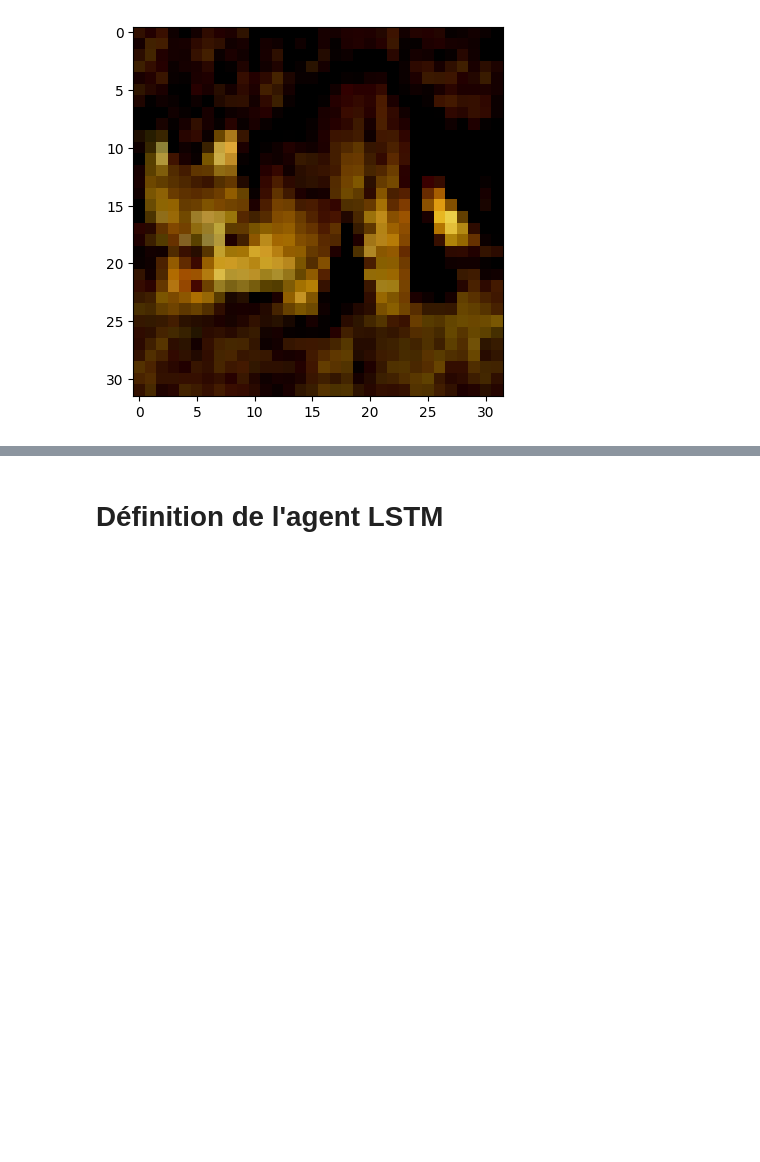
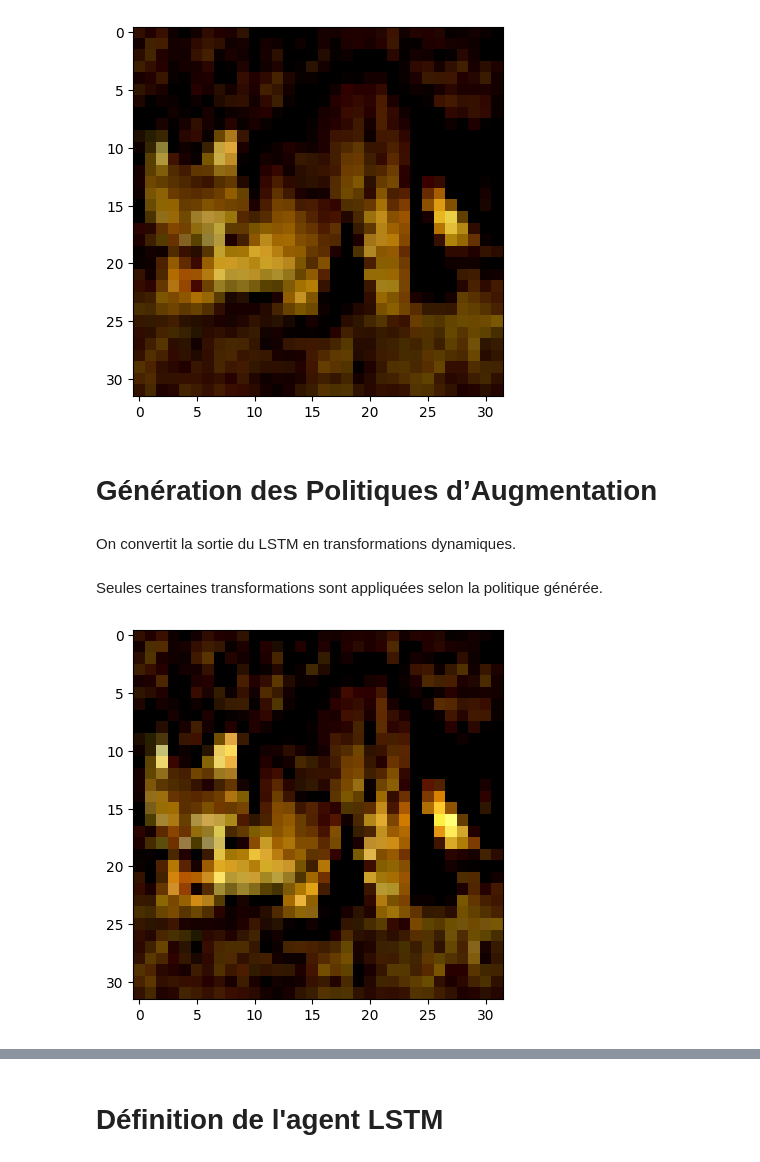
Before and after one commit to fga-0/automating_data_augmentation, a Jupyter notebook: stl_10.ipynb, the cells around one changed output, grey strips where cells are left out. Cells and saved outputs as stored; diff of their text form; code cells hidden in the pictures; blank space fills up the shorter version.

```diff
--- a/stl_10.ipynb
+++ b/stl_10.ipynb
@@ -27,4 +27,5 @@ transform_base = transforms.Compose([
 # %%
 from google.colab import drive
 drive.mount('/content/drive')
+path_to_drive_data = "drive/MyDrive/SDD/data_augmentation/STL10"
 # %% [output]
@@ -32,6 +33,6 @@ Mounted at /content/drive
 # %%
-trainset = datasets.STL10(root="drive/MyDrive/SDD/data_augmentation/STL10", split='train', download=False, transform=transform_base)
-testset = datasets.STL10(root="drive/MyDrive/SDD/data_augmentation/STL10", split='test', download=False, transform=transform_base)
+trainset = datasets.STL10(root=path_to_drive_data, split='train', download=False, transform=transform_base)
+testset = datasets.STL10(root=path_to_drive_data, split='test', download=False, transform=transform_base)
 # %%
 test_loader = DataLoader(testset, batch_size=128, shuffle=True, num_workers=4)
 # %%
@@ -47,3 +48,34 @@ plt.imshow(np.transpose(trainset[4][0],(1,2,0)))
 WARNING:matplotlib.image:Clipping input data to the valid range for imshow with RGB data ([0..1] for floats or [0..255] for integers). Got range [-0.75686276..0.92156863].
 <matplotlib.image.AxesImage at 0x...>
 [figure]
+# %% [markdown]
+# Génération des Politiques d’Augmentation
+# %% [markdown]
+On convertit la sortie du LSTM en transformations dynamiques.
+# %% [markdown]
+Seules certaines transformations sont appliquées selon la politique générée.
+# %%
+images_size = trainset[0][0].shape[1] # if 32 : images are squares of 32x32
+
+augmentations = [
+    transforms.CenterCrop(size=16),
+    transforms.RandomCrop(size=16),
+    transforms.ColorJitter(brightness=0.3, contrast=0.3),
+    transforms.RandomHorizontalFlip(p=0.5),
+    transforms.RandomVerticalFlip(p=0.5),
+    transforms.RandomRotation(45),
+    transforms.RandomAffine(degrees=45, translate=(0.2, 0.2), shear=15),
+    transforms.GaussianBlur(kernel_size=3),
+    transforms.RandomInvert(p=0.5),
+    transforms.RandomSolarize(-0.1, p=0.5),
+    transforms.RandomAutocontrast(p=0.5),
+    transforms.RandomAdjustSharpness(sharpness_factor=2, p=0.5)
+]
+# %%
+def plot_transformed_image(image, transformation) :
+  transformed_image = transformation(image)
+  plt.imshow(np.transpose(transformed_image, (1,2,0)))
+# %%
+plot_transformed_image(trainset[4][0], augmentations[11])
+# %% [output]
+[figure, added]
```
Also changed, not shown: parts of 13 cells of this notebook.
